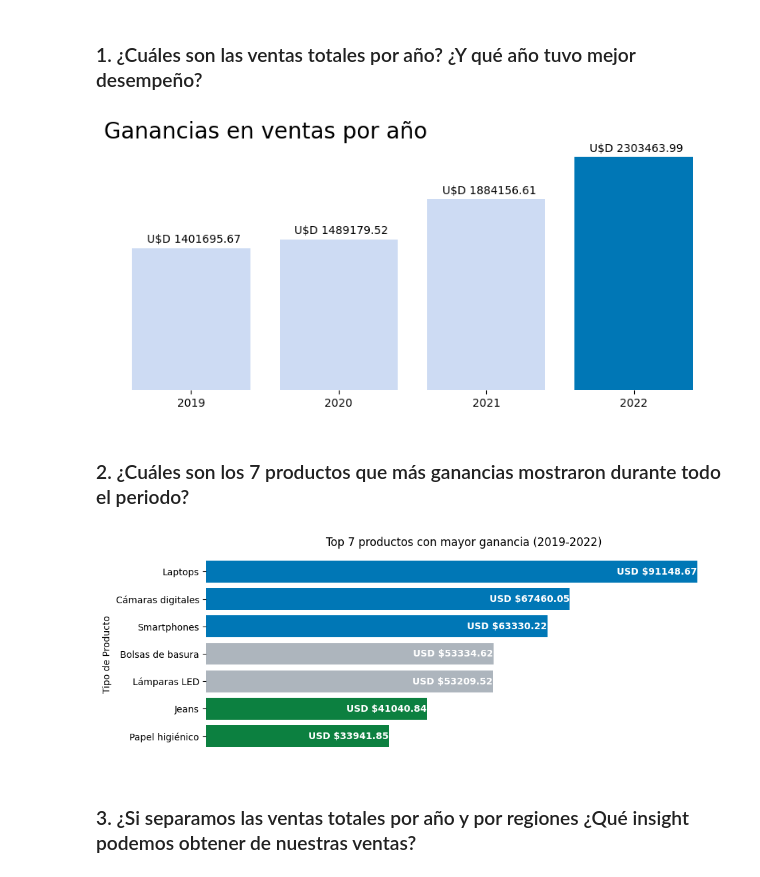
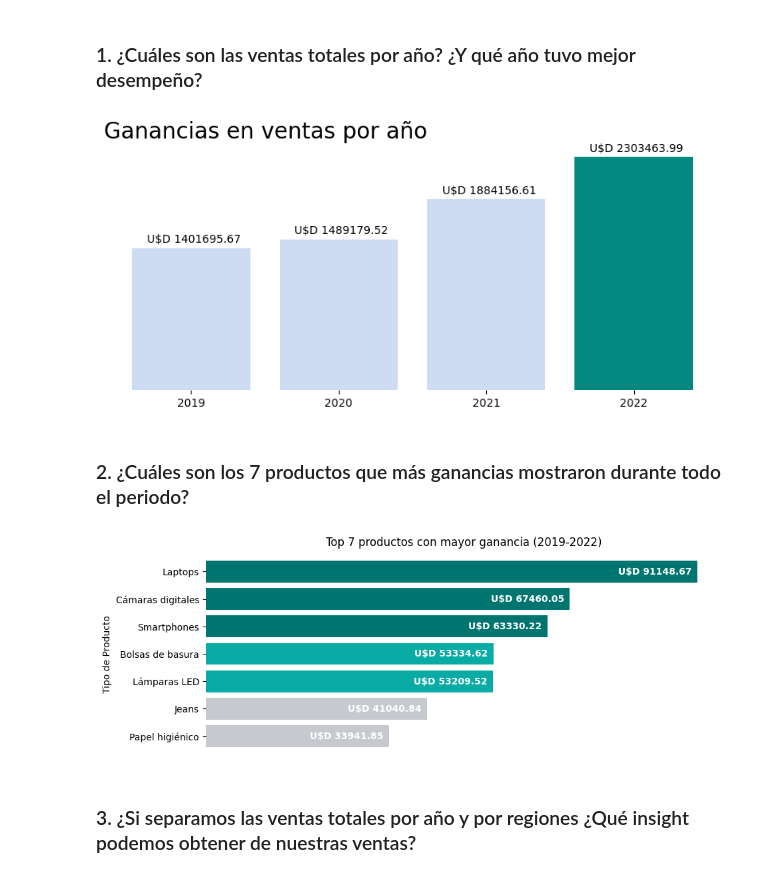
Before and after one commit to pabloing93/supermarket-sales-analysis, a Jupyter notebook: Supermarket_Sales_Analysis.ipynb, the cells around one changed output. Cells and saved outputs as stored; diff of their text form; code cells hidden in the pictures.

Commit message:
Se ajusta paleta de colores de los gráficos

```diff
--- a/Supermarket_Sales_Analysis.ipynb
+++ b/Supermarket_Sales_Analysis.ipynb
@@ -59,7 +59,7 @@ def pregunta_1():
   fig, ax = plt.subplots(figsize=(10,4))
   x = df_ventas_ano.index
   y = df_ventas_ano['total_venta']
-  ax.bar(x,y, width=0.8, color=['#CDDBF3','#CDDBF3','#CDDBF3','#0077b6'])
+  ax.bar(x,y, width=0.8, color=['#CDDBF3','#CDDBF3','#CDDBF3','#038781'])
   plt.xticks([2019, 2020, 2021, 2022])
   plt.box(False)
   plt.gca().yaxis.set_visible(False)
@@ -74,42 +74,42 @@ def pregunta_1():
 
 pregunta_1()
 # %% [output]
-[figure, old version]
+[figure, new version]
 # %% [markdown]
 ### 2. ¿Cuáles son los 7 productos que más ganancias mostraron durante todo el periodo?
 # %%
 #Code here
 def pregunta_2():
   # Definimos las variables globales
   global df_ventas_limpio
   df_top_ganancias = df_ventas_limpio[['tipo_producto', 'total_ganancia']].copy()
   df_top_ganancias = df_top_ganancias.groupby('tipo_producto').agg({'total_ganancia': 'sum'}).reset_index()
   df_top_ganancias = df_top_ganancias.sort_values('total_ganancia', ascending=False)
   # return df_top_ganancias[df_top_ganancias['total_ganancia'] > 0]
   df_top_ganancias = df_top_ganancias.head(7)
   df_top_ganancias = df_top_ganancias.sort_values('total_ganancia', ascending=True)
   # return df_top_ganancias
   # print(df_top_ganancias.to_string(index=False))
   # Configuración de la figura y el eje
   fig, ax = plt.subplots(figsize=(10, 4))
   ejeX = df_top_ganancias['tipo_producto']
   ejeY = df_top_ganancias['total_ganancia']
-  colores = ['#0C8040','#0C8040','#adb5bd','#adb5bd','#0077b6','#0077b6','#0077b6']
+  colores = ['#C6C9CD','#C6C9CD', '#08aca4','#08aca4','#00756f','#00756f','#00756f']
   barras = ax.barh(ejeX, ejeY, color=colores, align='center')
   for barra in barras:
     width = barra.get_width()
-    ax.text(width, barra.get_y() + barra.get_height() / 2, f'USD ${width:.2f}', ha='right', va='center', color='white', weight='bold')
+    ax.text(width-1000, barra.get_y() + barra.get_height() / 2, f'U$D {width:.2f}', ha='right', va='center', color='white', weight='bold')
   ax.set_title('Top 7 productos con mayor ganancia (2019-2022)')
   ax.set_xlabel('Total de Ganancias')
   ax.set_ylabel('Tipo de Producto')
   plt.box(False)
   plt.gca().xaxis.set_visible(False)
   # Mostrar el gráfico
   plt.show()
 
 pregunta_2()
 # %% [output]
-[figure, old version]
+[figure, new version]
 # %% [markdown]
 ### 3. ¿Si separamos las ventas totales por año y por regiones ¿Qué insight podemos obtener de nuestras ventas?
 # %%
```
Also changed, not shown: parts of 3 cells of this notebook.
